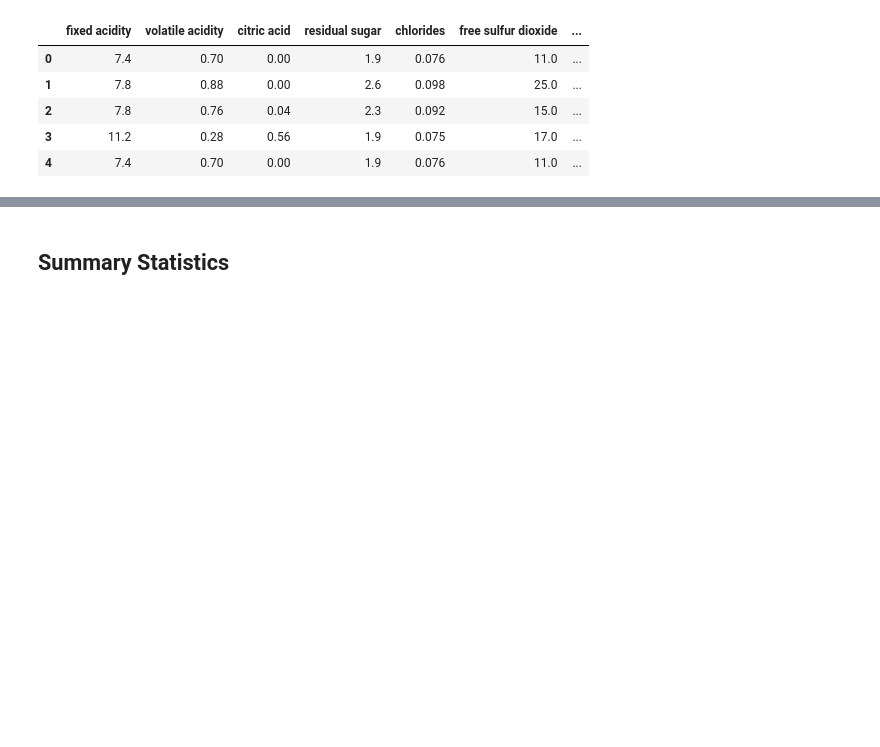
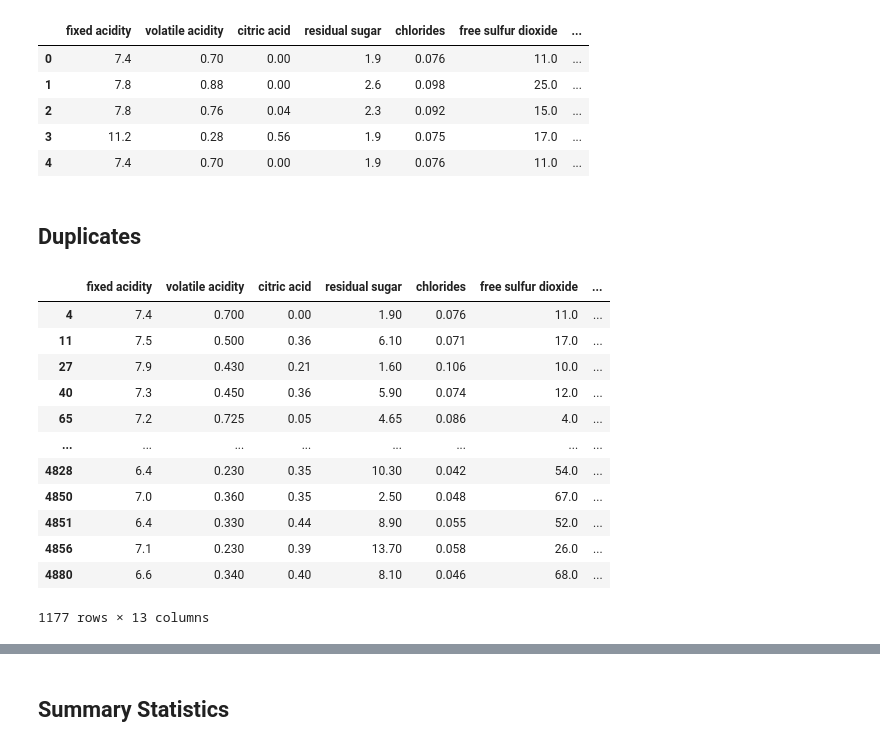
Before and after one commit to Villa-Pirovits/quality-uncorked, a Jupyter notebook: villa-work/quality_uncorked_workbook.ipynb, the cells around one changed output, grey strips where cells are left out. Cells and saved outputs as stored; diff of their text form; code cells hidden in the pictures; blank space fills up the shorter version.

```diff
--- a/villa-work/quality_uncorked_workbook.ipynb
+++ b/villa-work/quality_uncorked_workbook.ipynb
@@ -172,3 +172,26 @@ df.head()
 | 2 | 7.8 | 0.76 | 0.04 | 2.3 | 0.092 | 15.0 | ... |
 | 3 | 11.2 | 0.28 | 0.56 | 1.9 | 0.075 | 17.0 | ... |
 | 4 | 7.4 | 0.70 | 0.00 | 1.9 | 0.076 | 11.0 | ... |
+# %% [markdown]
+## Duplicates
+# %%
+
+# Search for duplicates in the entire DataFrame (based on all columns)
+duplicates = df.duplicated()
+
+# Display the rows that are duplicates
+df[duplicates]
+# %% [output]
+|  | fixed acidity | volatile acidity | citric acid | residual sugar | chlorides | free sulfur dioxide | ... |
+| 4 | 7.4 | 0.700 | 0.00 | 1.90 | 0.076 | 11.0 | ... |
+| 11 | 7.5 | 0.500 | 0.36 | 6.10 | 0.071 | 17.0 | ... |
+| 27 | 7.9 | 0.430 | 0.21 | 1.60 | 0.106 | 10.0 | ... |
+| 40 | 7.3 | 0.450 | 0.36 | 5.90 | 0.074 | 12.0 | ... |
+| 65 | 7.2 | 0.725 | 0.05 | 4.65 | 0.086 | 4.0 | ... |
+| ... | ... | ... | ... | ... | ... | ... | ... |
+| 4828 | 6.4 | 0.230 | 0.35 | 10.30 | 0.042 | 54.0 | ... |
+| 4850 | 7.0 | 0.360 | 0.35 | 2.50 | 0.048 | 67.0 | ... |
+| 4851 | 6.4 | 0.330 | 0.44 | 8.90 | 0.055 | 52.0 | ... |
+| 4856 | 7.1 | 0.230 | 0.39 | 13.70 | 0.058 | 26.0 | ... |
+| 4880 | 6.6 | 0.340 | 0.40 | 8.10 | 0.046 | 68.0 | ... |
+1177 rows × 13 columns
```
Also changed, not shown: parts of 19 cells of this notebook.
